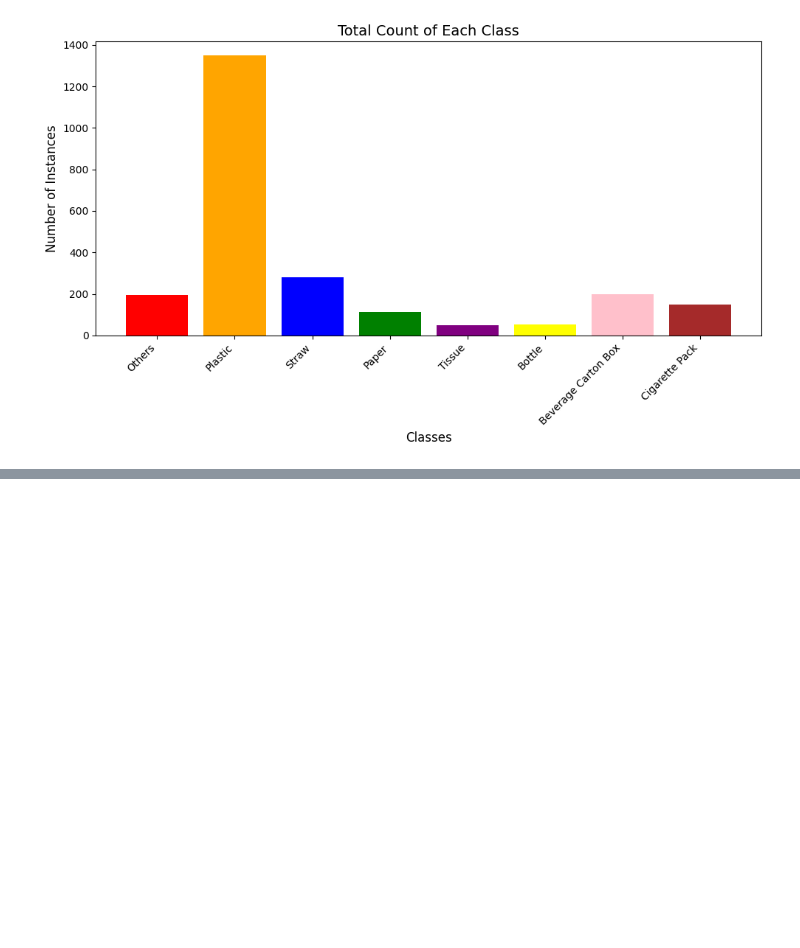
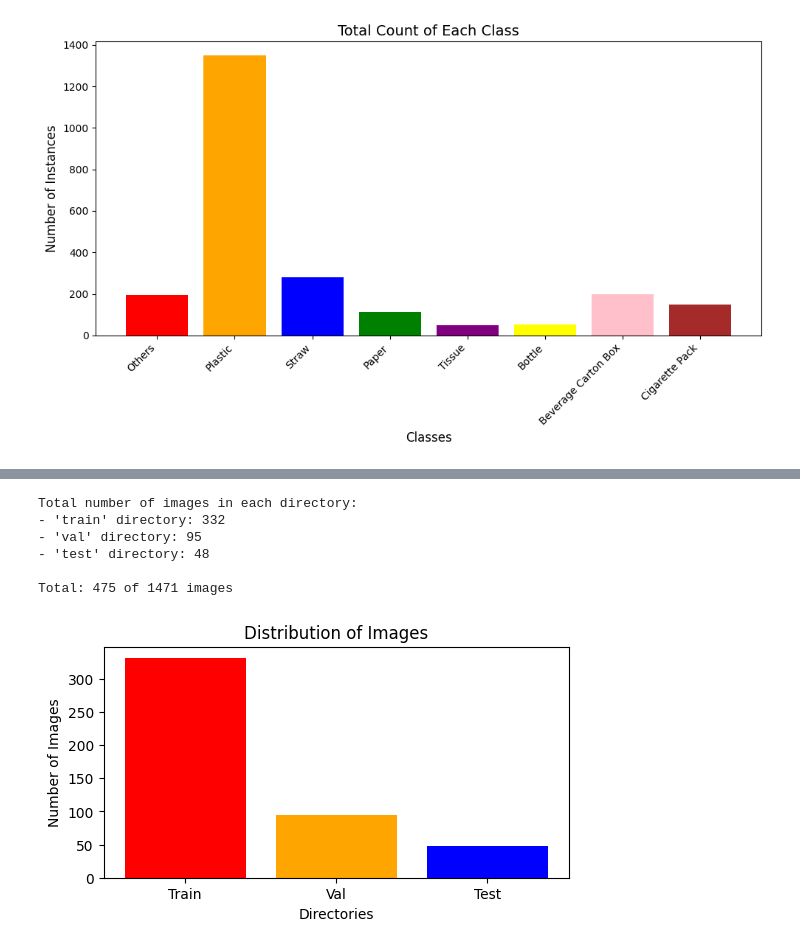
Before and after one commit to agiftsanyazhar/Proyek-Akhir-D4-PENS-Garbage-YOLO-New, a Jupyter notebook: 01. Garbage Labelling.ipynb, the cells around one changed output, grey strips where cells are left out. Cells and saved outputs as stored; diff of their text form; code cells hidden in the pictures; blank space fills up the shorter version.

```diff
--- a/01. Garbage Labelling.ipynb
+++ b/01. Garbage Labelling.ipynb
@@ -748,0 +806,46 @@ Total: 2385
+# %%
+# Define the directories
+directories = ["train", "val", "test"]
+
+# Initialize lists to store total images, counts, and labels for plotting
+counts = []
+labels = []
+# %%
+print("Total number of images in each directory:")
+
+# Loop through each directory
+for directory in directories:
+    # Directory path containing the .jpg images
+    image_dir = os.path.join("dataset", "images", directory)
+
+    # Get all files in the directory
+    files = os.listdir(image_dir)
+
+    # Count the number of JPEG files
+    num_of_images = len(files)
+
+    # Display the total number of JPEG images in the directory
+    print(f"- '{directory}' directory: {num_of_images}")
+
+    # Store counts and labels for plotting
+    counts.append(num_of_images)
+    labels.append(directory.capitalize())
+
+# Display the total number of JPEG images in all directories
+print(f"\nTotal: {sum(counts)} of {total_images_in_dataset} images")
+
+# Plotting a bar chart for train, val, and test directories
+plt.figure(figsize=(6, 3))
+plt.bar(labels, counts, color=["red", "orange", "blue", "green", "indigo", "purple", "brown"])
+plt.title("Distribution of Images")
+plt.xlabel("Directories")
+plt.ylabel("Number of Images")
+plt.show()
+# %% [output]
+Total number of images in each directory:
+- 'train' directory: 332
+- 'val' directory: 95
+- 'test' directory: 48
+
+Total: 475 of 1471 images
+[figure, added]
```
Also changed, not shown: parts of 5 cells of this notebook, 6 other files.
